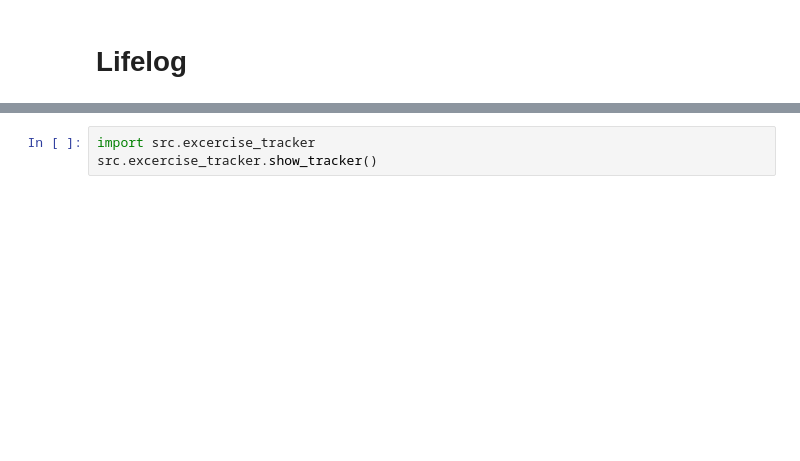
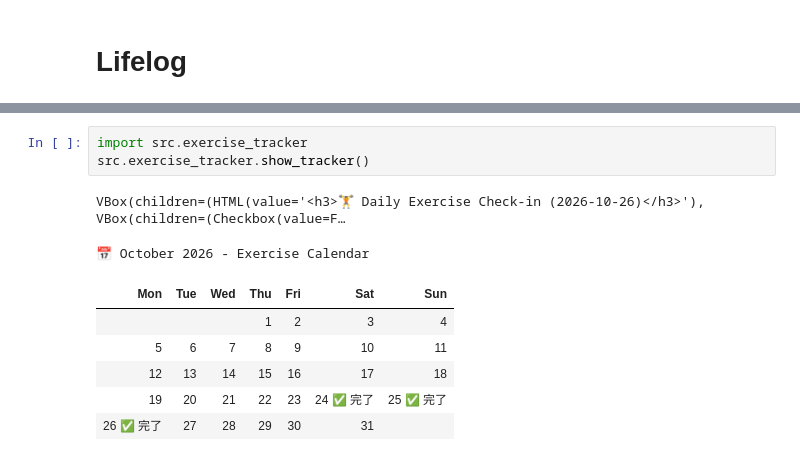
Before and after one commit to mrsmmori1234/notebooks_rep, a Jupyter notebook: notebooks/daily_execution.ipynb, the cells around one changed output, grey strips where cells are left out. Saved outputs shown, nothing was run; the diff lists cells and outputs as text; blank space fills up the shorter version.

```diff
--- a/notebooks/daily_execution.ipynb
+++ b/notebooks/daily_execution.ipynb
@@ -186,3 +260,12 @@ src.focus_tracker.show_focus_chart()
 # %%
-import src.excercise_tracker
-src.excercise_tracker.show_tracker()
+import src.exercise_tracker
+src.exercise_tracker.show_tracker()
+# %% [output]
+VBox(children=(HTML(value='<h3>🏋️ Daily Exercise Check-in (2026-10-26)</h3>'), VBox(children=(Checkbox(value=F…
+📅 October 2026 - Exercise Calendar
+| Mon | Tue | Wed | Thu | Fri | Sat | Sun |
+|  |  |  | 1 | 2 | 3 | 4 |
+| 5 | 6 | 7 | 8 | 9 | 10 | 11 |
+| 12 | 13 | 14 | 15 | 16 | 17 | 18 |
+| 19 | 20 | 21 | 22 | 23 | 24 ✅ 完了 | 25 ✅ 完了 |
+| 26 ✅ 完了 | 27 | 28 | 29 | 30 | 31 |  |
```
Also changed, not shown: parts of 11 cells of this notebook, 5 other files.
